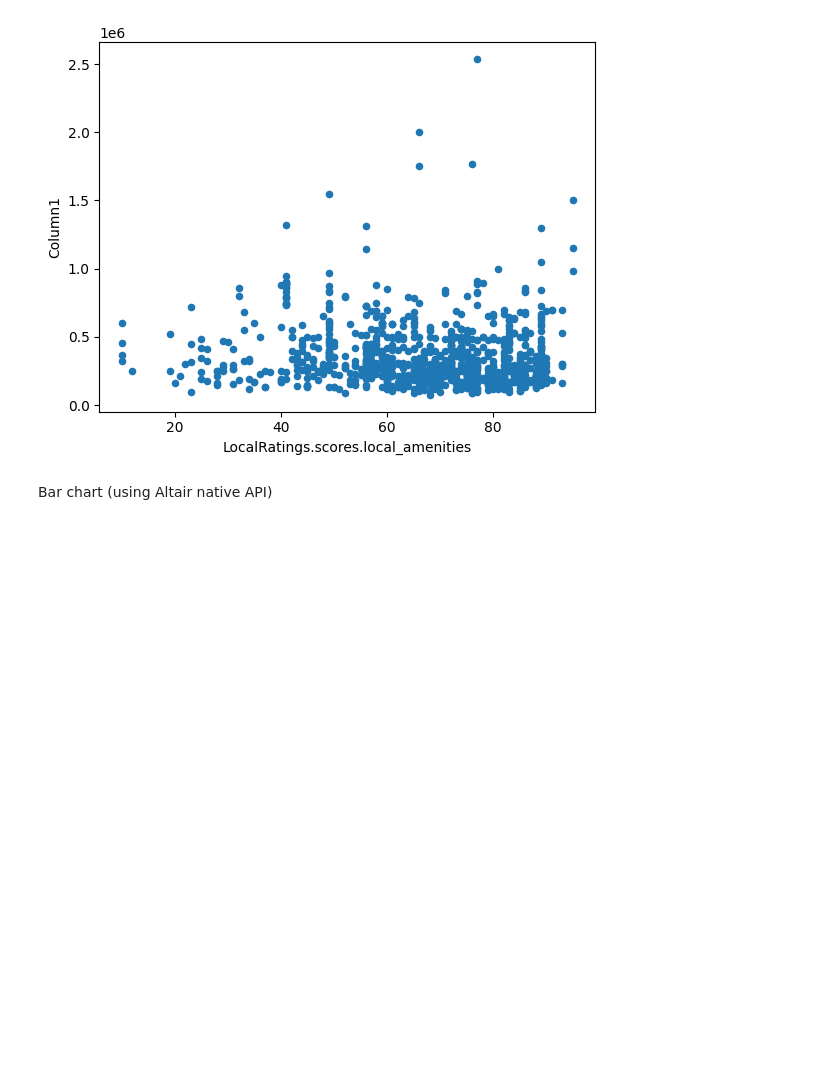
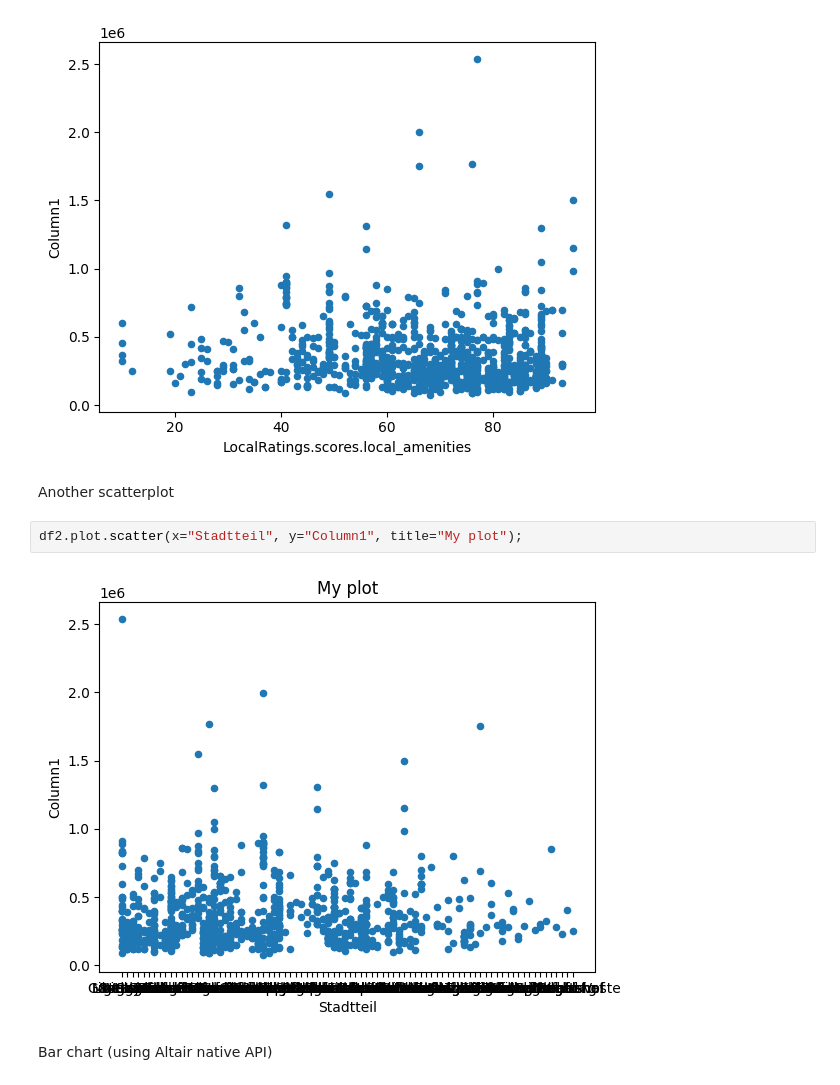
Before and after one commit to paulovfc/data-analytics-ws2324-project, a Jupyter notebook: notebooks/project-proposal.ipynb, the cells around one changed output. Saved outputs shown, nothing was run; the diff lists cells and outputs as text; blank space fills up the shorter version.

```diff
--- a/notebooks/project-proposal.ipynb
+++ b/notebooks/project-proposal.ipynb
@@ -286,6 +290,12 @@ Scatterplot (using Pandas native API)
 df2.plot.scatter(x="LocalRatings.scores.local_amenities", y="Column1");
 # %% [output]
 [figure]
+# %% [markdown]
+Another scatterplot
+# %%
+df2.plot.scatter(x="Stadtteil", y="Column1", title="My plot");
+# %% [output]
+[figure, added]
 # %% [markdown]
 Bar chart (using Altair native API)
 # %%
```
Also changed, not shown: parts of 2 cells of this notebook.
